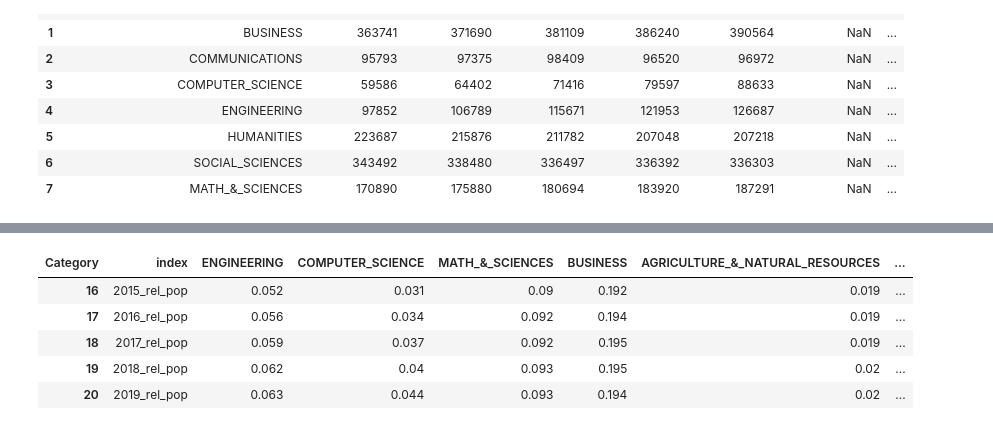
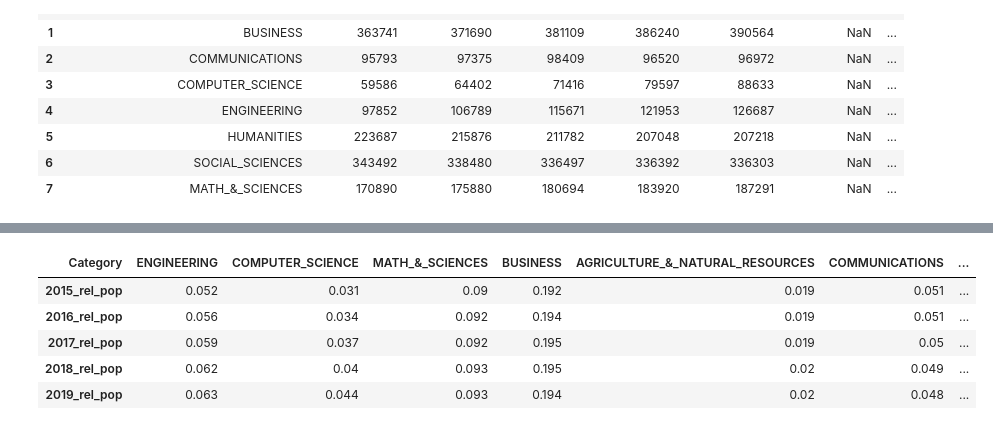
Before and after one commit to gitjgoud/python-bachelor-salary-projections, a Jupyter notebook: salary_projection_by_category.ipynb, the cells around one changed output, grey strips where cells are left out. Cells and saved outputs as stored; diff of their text form; code cells hidden in the pictures.

```diff
--- a/salary_projection_by_category.ipynb
+++ b/salary_projection_by_category.ipynb
@@ -102,0 +95,13 @@ avg_salary_cat
+# %%
+#calculates y/y percent change in salaries by category
+avg_salary_cat_change = avg_salary_cat.iloc[:,1:].pct_change()
+
+col_years = years.copy()
+for i in range(len(col_years)):
+    col_years[i] += '_pct_change'
+col_years.insert(0,'Category')
+
+avg_salary_cat_change = avg_salary_cat_change.T.reset_index()
+avg_salary_cat_change.columns = col_years
+
+avg_salary_cat_change
@@ -142,0 +133,10 @@ plt.legend(['2015','2016','2017','2018','2019'],loc=0)
+# %%
+#transpose and reformat table for merging by category
+col_years = years.copy()
+for i in range(len(col_years)):
+    col_years[i] += '_avg_sal'
+col_years.insert(0,'Category')
+
+avg_salary_cat = avg_salary_cat.iloc[:,1:].T.reset_index()
+avg_salary_cat.columns=col_years
+avg_salary_cat
@@ -142,0 +153,4 @@ plt.legend(['2015','2016','2017','2018','2019'],loc=0)
+# %%
+#merge dataframes
+data = avg_salary_cat.merge(avg_salary_cat_change, on='Category').merge(degrees_by_cat, on='Category')
+data
@@ -143,4 +168,9 @@ plt.legend(['2015','2016','2017','2018','2019'],loc=0)
 # %%
-data2 = data.T
+#creates a copy of the dataframe for further manipulation
+#reformats for analysis (needed categories as column for merge)
+data2 = data.copy().T
+categories = data2.iloc[0]
+data2.columns = categories
+data2 = data2.iloc[1:]
 data2
 # %% [output]
@@ -220,10 +194,10 @@ data3
 # %%
-data4 = data3.iloc[16:21]
-data4
+popdata = data2.iloc[24:29]
+popdata
 # %% [output]
-| Category | index | ENGINEERING | COMPUTER_SCIENCE | MATH_&_SCIENCES | BUSINESS | AGRICULTURE_&_NATURAL_RESOURCES | ... |
-| 16 | 2015_rel_pop | 0.052 | 0.031 | 0.09 | 0.192 | 0.019 | ... |
-| 17 | 2016_rel_pop | 0.056 | 0.034 | 0.092 | 0.194 | 0.019 | ... |
-| 18 | 2017_rel_pop | 0.059 | 0.037 | 0.092 | 0.195 | 0.019 | ... |
-| 19 | 2018_rel_pop | 0.062 | 0.04 | 0.093 | 0.195 | 0.02 | ... |
-| 20 | 2019_rel_pop | 0.063 | 0.044 | 0.093 | 0.194 | 0.02 | ... |
+| Category | ENGINEERING | COMPUTER_SCIENCE | MATH_&_SCIENCES | BUSINESS | AGRICULTURE_&_NATURAL_RESOURCES | COMMUNICATIONS | ... |
+| 2015_rel_pop | 0.052 | 0.031 | 0.09 | 0.192 | 0.019 | 0.051 | ... |
+| 2016_rel_pop | 0.056 | 0.034 | 0.092 | 0.194 | 0.019 | 0.051 | ... |
+| 2017_rel_pop | 0.059 | 0.037 | 0.092 | 0.195 | 0.019 | 0.05 | ... |
+| 2018_rel_pop | 0.062 | 0.04 | 0.093 | 0.195 | 0.02 | 0.049 | ... |
+| 2019_rel_pop | 0.063 | 0.044 | 0.093 | 0.194 | 0.02 | 0.048 | ... |
```
Also changed, not shown: parts of 16 cells of this notebook.
